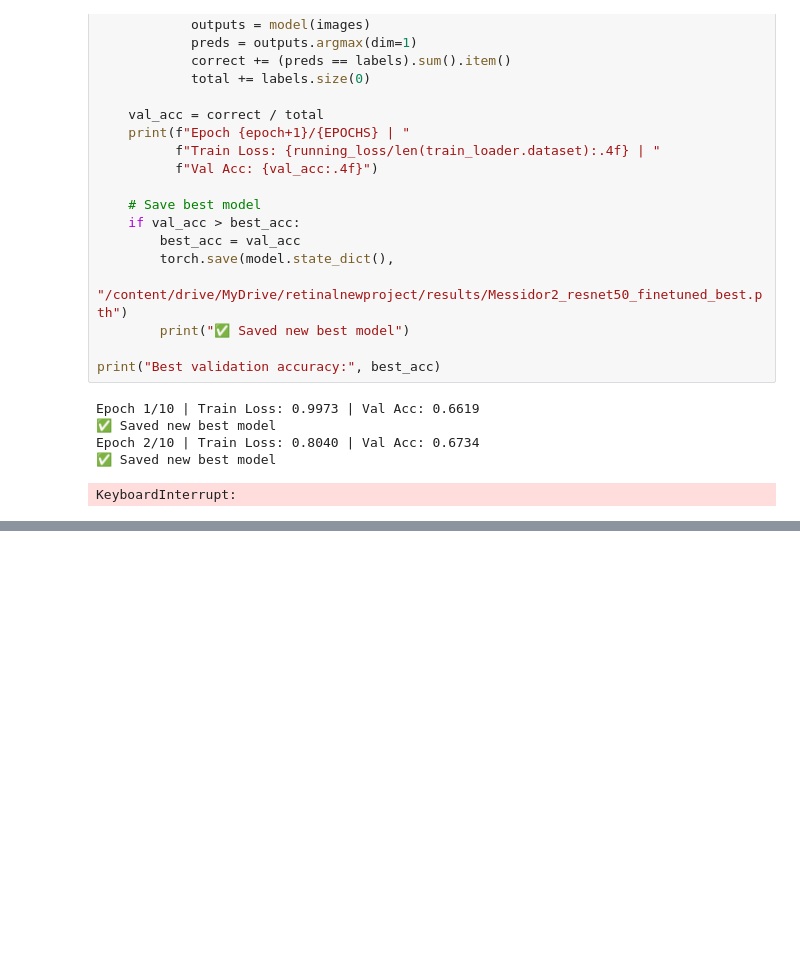
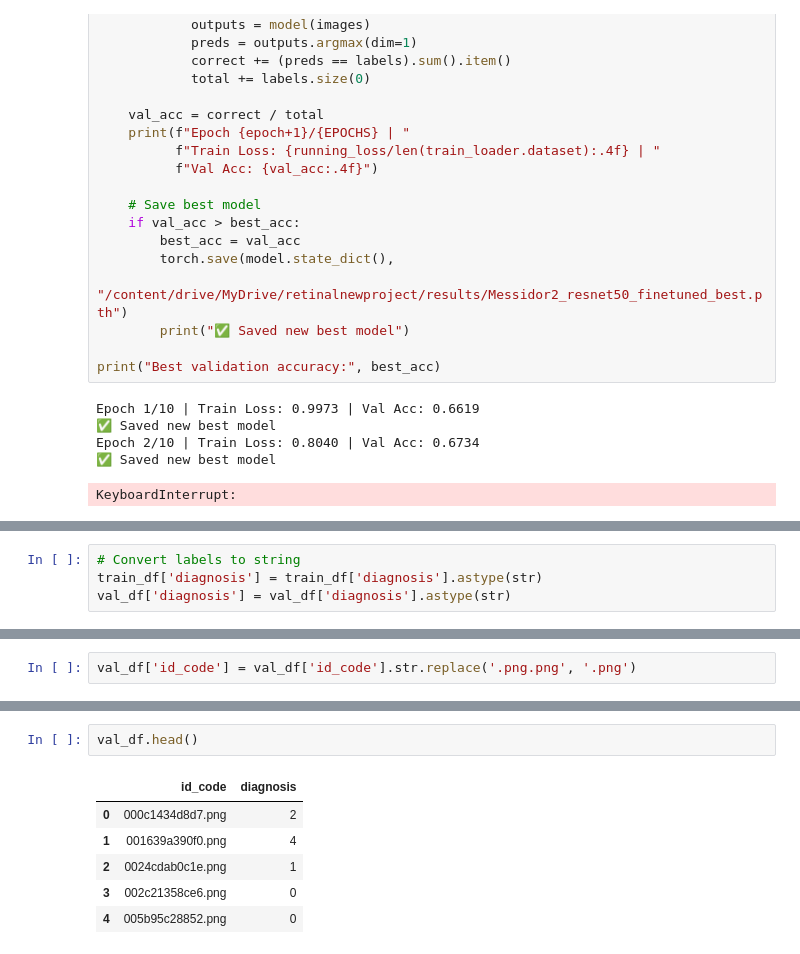
Before and after one commit to israinamdar493-ops/retinalprojectsizz4, a Jupyter notebook: finalproject.ipynb, the cells around one changed output, grey strips where cells are left out. Saved outputs shown, nothing was run; the diff lists cells and outputs as text; blank space fills up the shorter version.

```diff
--- a/finalproject.ipynb
+++ b/finalproject.ipynb
@@ -2187,0 +2109,4 @@ Epoch 1/5
+# %%
+# Convert labels to string
+train_df['diagnosis'] = train_df['diagnosis'].astype(str)
+val_df['diagnosis'] = val_df['diagnosis'].astype(str)
@@ -2187,0 +2204,2 @@ Epoch 1/5
+# %%
+val_df['id_code'] = val_df['id_code'].str.replace('.png.png', '.png')
@@ -2187,0 +2219,9 @@ Epoch 1/5
+# %%
+val_df.head()
+# %% [output]
+|  | id_code | diagnosis |
+| 0 | 000c1434d8d7.png | 2 |
+| 1 | 001639a390f0.png | 4 |
+| 2 | 0024cdab0c1e.png | 1 |
+| 3 | 002c21358ce6.png | 0 |
+| 4 | 005b95c28852.png | 0 |
```
Also changed, not shown: parts of 121 cells of this notebook.
